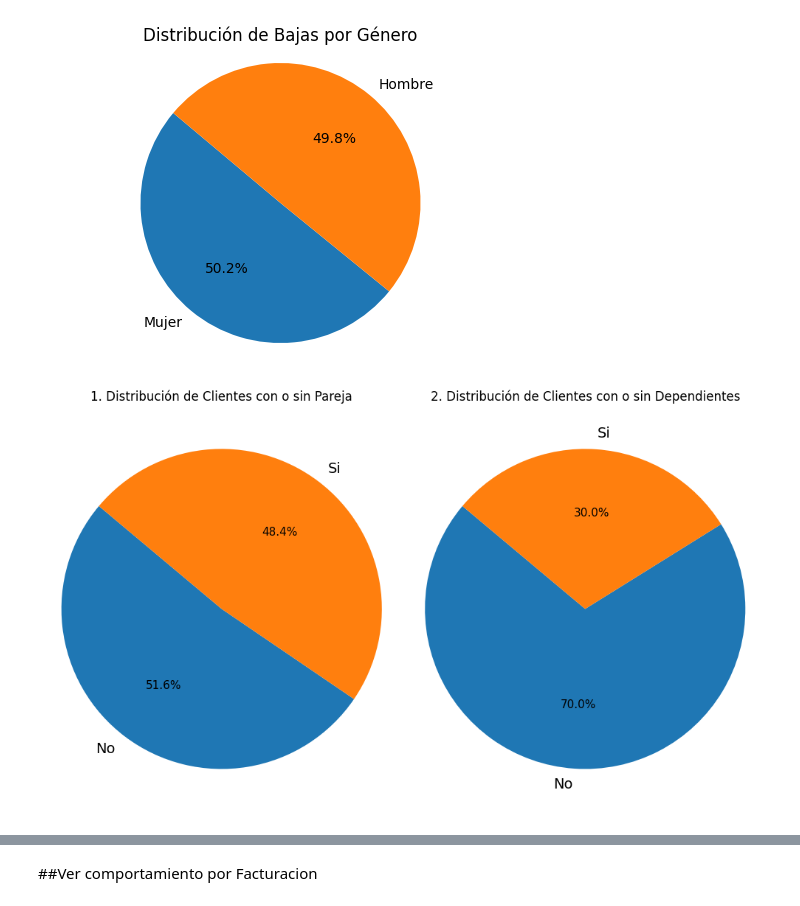
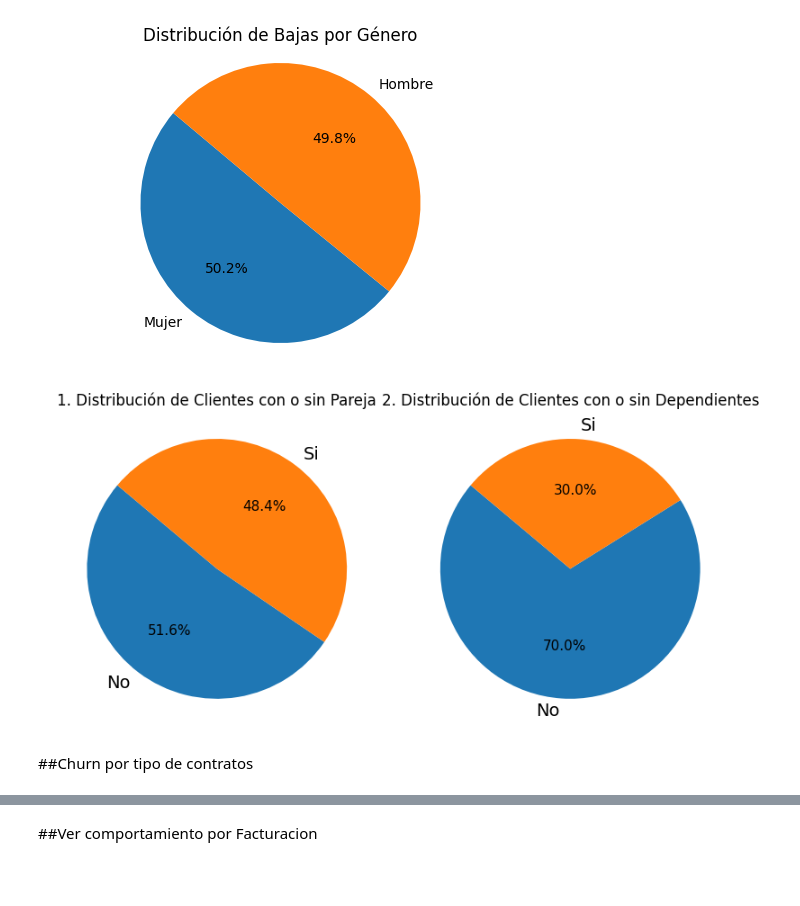
Before and after one commit to raohxxx/TelecomX_Challenge, a Jupyter notebook: TelecomX_LATAM.ipynb, the cells around one changed output, grey strips where cells are left out. Drawn from its saved outputs; the diff is of its cells as text; code cells hidden in the pictures; blank space fills up the shorter version.

```diff
--- a/TelecomX_LATAM.ipynb
+++ b/TelecomX_LATAM.ipynb
@@ -6,15 +6,22 @@
 # %%
 import pandas as pd
 import requests
+import matplotlib.pyplot as plt
+import seaborn as sns
+
 
 # Leer JSON desde la URL
 url3 = 'https://raw.githubusercontent.com/ingridcristh/challenge2-data-science-LATAM/refs/heads/main/TelecomX_Data.json'
-url1='https://raw.githubusercontent.com/raohxxx/TelecomX_Challenge/refs/heads/main/TelecomX_Data.json'
-response = requests.get(url1)
-datos_json = response.json()
+url1='https://raw.githubusercontent.com/raohxxx/TelecomX_Challenge/refs/heads/main/TelecomX_Data.json'#desde mi repositorio
+#otro metodo usando libreria request
+#response = requests.get(url1)
+#datos_json = response.json()
 
 # Crear DataFrame original
-df_original = pd.DataFrame(datos_json)
+#df_original = pd.DataFrame(datos_json)
+df_original=pd.read_json(url1)
+# Crear DataFrame original
+#df_original = pd.DataFrame(datos_json)
 
 # Columnas a normalizar
 cols_a_normalizar = ['customer', 'phone', 'internet', 'account']
@@ -396,39 +406,41 @@ plt.show()
 # %% [output]
 [figure]
 # %%
-import matplotlib.pyplot as plt
+
 
 # Calculate the counts for 'CON_PAREJA'
 partner_counts = df_final['CON_PAREJA'].value_counts()
 
 # Calculate the counts for 'CLIENTE_CON_DEPENDIENTE'
 dependents_counts = df_final['CLIENTE_CON_DEPENDIENTE'].value_counts()
 
 # Create a figure with two subplots
-fig, axes = plt.subplots(1, 2, figsize=(10, 6)) # Increased figure height for better readability
+fig, axes = plt.subplots(1, 2, figsize=(8, 4)) # Increased figure height for better readability
 
 # Create the first pie chart for 'CON_PAREJA' in the first subplot
 wedges1, texts1, autotexts1 = axes[0].pie(partner_counts, labels=partner_counts.index, autopct='%1.1f%%', startangle=140, textprops={'fontsize': 14, 'color': 'black'})
 axes[0].set_title('1. Distribución de Clientes con o sin Pareja', fontsize=12, color='black')
 axes[0].axis('equal')  # Equal aspect ratio ensures that pie is drawn as a circle.
 
 # Create the second pie chart for 'CLIENTE_CON_DEPENDIENTE' in the second subplot
 wedges2, texts2, autotexts2 = axes[1].pie(dependents_counts, labels=dependents_counts.index, autopct='%1.1f%%', startangle=140, textprops={'fontsize': 14, 'color': 'black'})
 axes[1].set_title('2. Distribución de Clientes con o sin Dependientes', fontsize=12, color='black')
 axes[1].axis('equal')  # Equal aspect ratio ensures that pie is drawn as a circle.
 
 # Increase font size and set color for the percentage labels
 for autotext in autotexts1:
     autotext.set_fontsize(11)
     autotext.set_color('black')
 for autotext in autotexts2:
     autotext.set_fontsize(11)
     autotext.set_color('black')
 
 # Adjust layout to prevent overlapping titles
 plt.tight_layout()
 
 # Show the plots
 plt.show()
 # %% [output]
-[figure, old version]
+[figure, new version]
+# %% [markdown]
+##Churn por tipo de contratos
```
Also changed, not shown: parts of 15 cells of this notebook.
